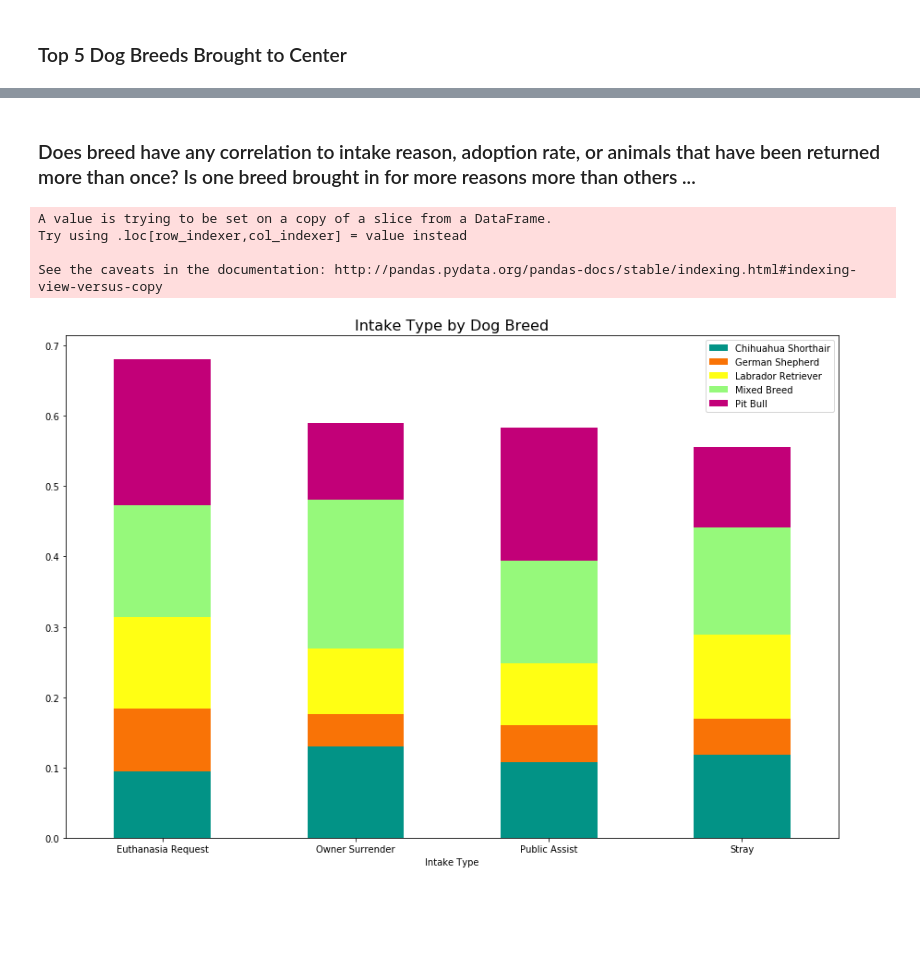
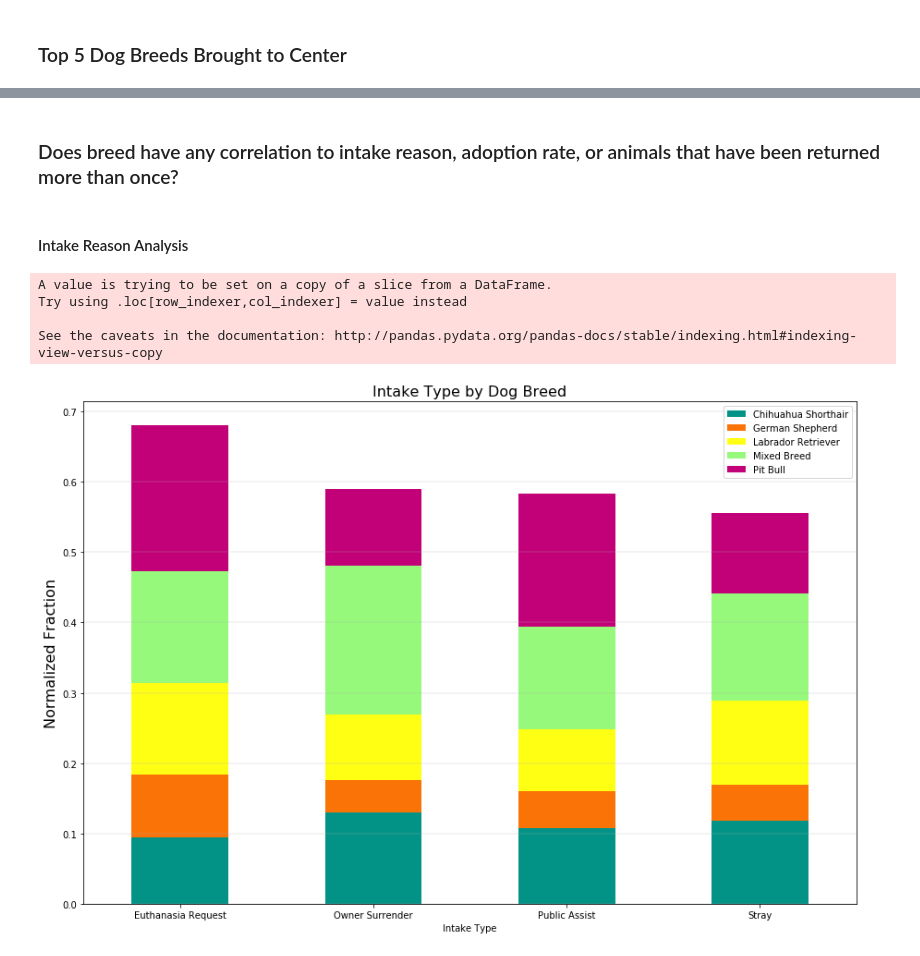
Before and after one commit to akoldeway/austin-animal-center-analysis, a Jupyter notebook: Sarah.ipynb, the cells around one changed output, grey strips where cells are left out. Drawn from its saved outputs; the diff is of its cells as text; code cells hidden in the pictures; blank space fills up the shorter version.

Commit message:
adding sarah code and images

```diff
--- a/Sarah.ipynb
+++ b/Sarah.ipynb
@@ -81,5 +81,7 @@ plt.savefig("Images/Top_5_Dog_Breeds.png")
 # %% [markdown]
-### Does breed have any correlation to intake reason, adoption rate, or animals that have been returned more than once? Is one breed brought in for more reasons more than others ...
+### Does breed have any correlation to intake reason, adoption rate, or animals that have been returned more than once?
+# %% [markdown]
+#### Intake Reason Analysis
 # %%
 ## Intake Type
 # Stray                 33231
@@ -99,34 +101,33 @@ dog_sur = dog_combined_nodup.loc[dog_combined_nodup['Intake Type'] == 'Owner Sur
 dog_sur = dog_sur.iloc[0:i]
 dog_sur
 
 dog_pub = dog_combined_nodup.loc[dog_combined_nodup['Intake Type'] == 'Public Assist'].groupby(['Intake Type'])['Dog Breed'].value_counts(1).head(i)
 dog_pub = dog_pub.iloc[0:i]
 dog_pub
 
 dog_euth = dog_combined_nodup.loc[dog_combined_nodup['Intake Type'] == 'Euthanasia Request'].groupby(['Intake Type'])['Dog Breed'].value_counts(1).head(i)
 dog_euth = dog_euth.iloc[0:i]
 dog_euth
 
 intake_type = dog_stray.append(dog_sur).append(dog_pub).append(dog_euth).unstack()
 intake_type
 
 fig, ax = plt.subplots()
 fig.set_size_inches(15,10)
 
 intake_type.plot.bar(stacked=True, ax=ax, color=color);
 plt.xticks(rotation=0)
 ax.set_title('Intake Type by Dog Breed', fontsize=16)
 
-# hide the y axis lable
-y_axis = ax.yaxis
-y_axis.label.set_visible(False)
+ax.set_ylabel('Normalized Fraction', fontsize=16)
+ax.yaxis.grid(which='major', linewidth=0.3)
 
 ax.legend(loc='upper right')
 plt.savefig("Images/Intake_Type_by_Dog_Breed.png")
 plt.show()
 # %% [output]
 A value is trying to be set on a copy of a slice from a DataFrame.
 Try using .loc[row_indexer,col_indexer] = value instead
 
 See the caveats in the documentation: http://pandas.pydata.org/pandas-docs/stable/indexing.html#indexing-view-versus-copy
-[figure, old version]
+[figure, new version]
```
Also changed, not shown: parts of 14 cells of this notebook, 16 other files.
